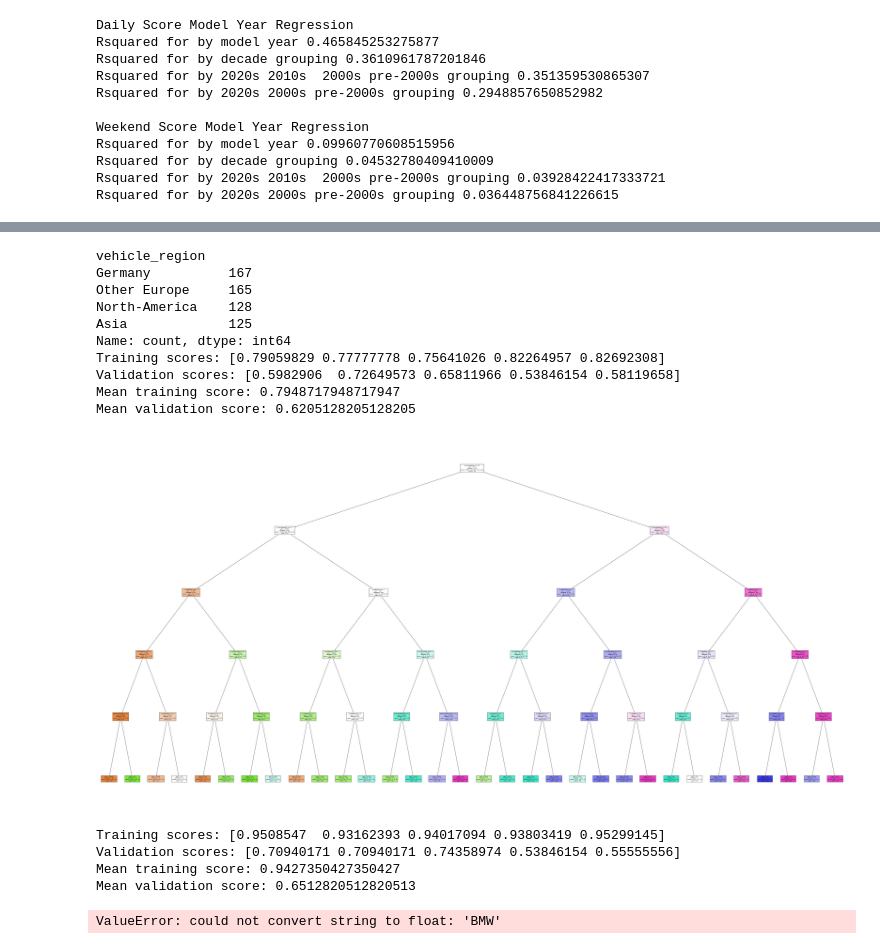
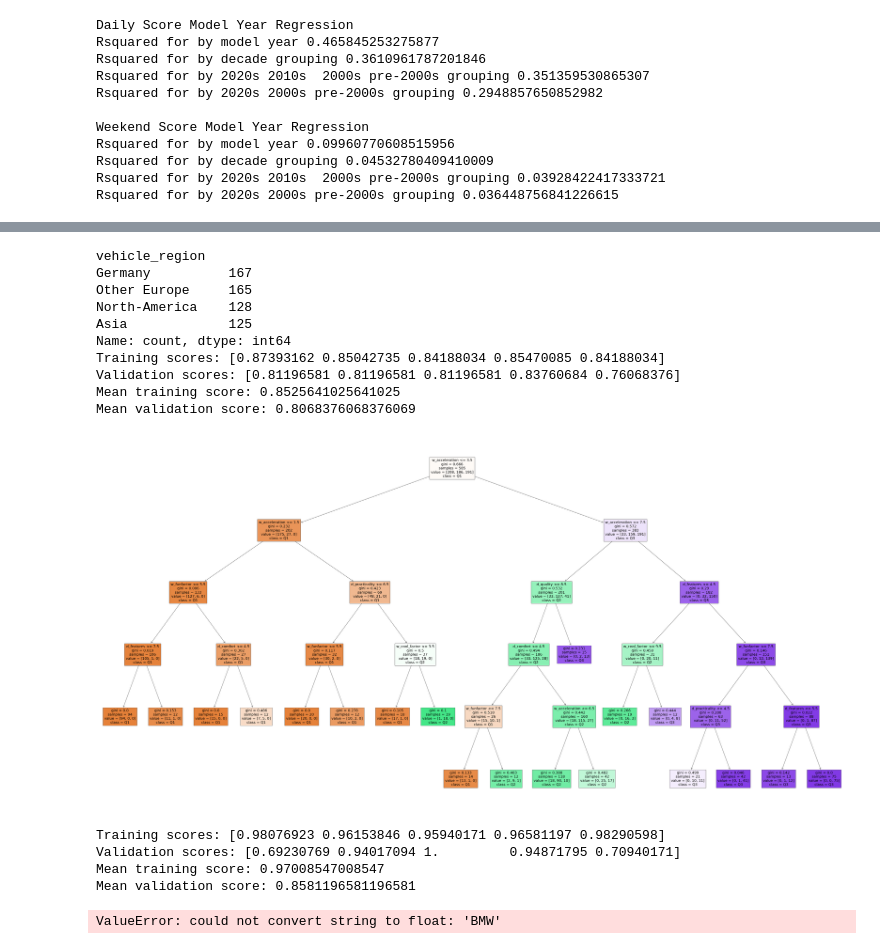
Before and after one commit to zcstarr/dougscore, a Jupyter notebook: dougs.ipynb, the cells around one changed output, grey strips where cells are left out. Saved outputs shown, nothing was run; the diff lists cells and outputs as text; code cells hidden in the pictures.

```diff
--- a/dougs.ipynb
+++ b/dougs.ipynb
@@ -50,6 +50,14 @@ df['model_year_4'] = df['model_year'].apply(bin_4)
 df['model_year_3'] = df['model_year'].apply(bin_3)
 df['model_year_2'] = df['model_year'].apply(bin_2)
 
+# Here we handle missing data for video link by setting the video length to the median as it will probably be the least biased
+missing_video_value = df['video_link'].apply(lambda x:  int(x.split(":")[0]) if x and not pd.isna(x) else 0).median()
+print(missing_video_value)
+# parse time here is in minutes so we can maybe get a better signal to make decisions on
+df['video_link_m'] = df['video_link'].apply(lambda x:   int(x.split(":")[0]) if x and not pd.isna(x) else missing_video_value)
+# parse time from "mm:ss" to 10minute buckets this will help us group the data more separably
+# df['video_link_10']= df['video_link'].apply(lambda x: 10 * int(x.split(":")[0]/10))
+
 # here we do a light mapping to split the category of vehicle country into specific world regions
 COUNTRY_MAP= {
     'Germany': 'Germany',
@@ -300,6 +308,8 @@ ValueError: Found input variables with inconsistent numbers of samples: [452, 31
 from sklearn.tree import DecisionTreeClassifier,plot_tree
 from sklearn.preprocessing import OneHotEncoder
 from sklearn.model_selection import cross_validate
+from sklearn.model_selection import StratifiedKFold
+
 # here we're taking a look at the splitting up the doug score into categories binning it into quintiles
 # this will allow us to see the distribution of the doug score to predict the quintile bottom 20%, to top 20% of cars
 # we can also extend this to decile
@@ -312,7 +322,8 @@ df[['brand','film_region','film_country','vehicle_country']]
 # df['vehicle_country'].value_counts()
 # df['doug_quantile']=df[['dougscore']].quantile([0.2,0.4,0.6,0.8,1.0])
 # here we translate into quintiles
-df['doug_quantile'] = pd.qcut(df['dougscore'], q=5, labels=False)
+df['doug_quantile'] = pd.qcut(df['dougscore'], q=3, labels=False)
+
 
 
 
@@ -354,44 +365,45 @@ y = df['doug_quantile']
 
 
 # Create a decision tree classifier and fit it to the data
-clf = DecisionTreeClassifier(max_depth=5,criterion='gini', random_state=42)  # Limiting depth for visualization purposes
+clf = DecisionTreeClassifier(max_depth=5,criterion='gini', random_state=42, min_samples_split=10, min_samples_leaf=10)  # Limiting depth for visualization purposes
 # Perform 5-fold cross-validation on the decision tree classifier
-cv_results = cross_validate(clf, X, y, cv=5, return_train_score=True)
+stratified_kfold = StratifiedKFold(n_splits=5, shuffle=True, random_state=42)
+cv_results = cross_validate(clf, X, y, cv=stratified_kfold, return_train_score=True)
 # Print the cross-validation results
 print('Training scores:', cv_results['train_score'])
 print('Validation scores:', cv_results['test_score'])
 print('Mean training score:', cv_results['train_score'].mean())
 print('Mean validation score:', cv_results['test_score'].mean())
 
 clf.fit(X, y)
 
 
 # Map the one-hot encoded columns back to the original categorical values
 X_decoded = encoder.inverse_transform(X_encoded)
 X_decoded_df = pd.DataFrame(X_decoded, columns=cat_features)
 
 # Visualize the decision tree
 plt.figure(figsize=(80,40))
 plot_tree(clf, feature_names=list(X.columns), class_names=['Q1', 'Q2', 'Q3', 'Q4', 'Q5'], filled=True)
 #plt.show()
 
 # I tried removing category data and only gained marginal improvement in the model
 
 # Extract the decision paths for each target class
 path_indicator = clf.decision_path(X)
 path_indicator_csr = path_indicator.tocsr()
 paths = []
 for i in range(clf.n_classes_):
     paths.append(path_indicator_csr[:, clf.tree_.children_left[0]:clf.tree_.children_right[0]].toarray())
 # %% [output]
 vehicle_region
 Germany          167
 Other Europe     165
 North-America    128
 Asia             125
 Name: count, dtype: int64
-Training scores: [0.79059829 0.77777778 0.75641026 0.82264957 0.82692308]
-Validation scores: [0.5982906  0.72649573 0.65811966 0.53846154 0.58119658]
-Mean training score: 0.7948717948717947
-Mean validation score: 0.6205128205128205
+Training scores: [0.87393162 0.85042735 0.84188034 0.85470085 0.84188034]
+Validation scores: [0.81196581 0.81196581 0.81196581 0.83760684 0.76068376]
+Mean training score: 0.8525641025641025
+Mean validation score: 0.8068376068376069
-[figure, old version]
+[figure, new version]
@@ -398,4 +458,5 @@ Mean validation score: 0.6205128205128205
 # %%
+
 from sklearn.ensemble import RandomForestClassifier
 # here we amplify our data by creating a random forest approach as a classifier to understand it better
 # the earlier tree maxed out at 7 levels of depth and was only able to validate at about 0.64 which is not great
@@ -404,6 +465,7 @@ from sklearn.ensemble import RandomForestClassifier
 
 
 ## Ranodm Forest
+"""
 # Create a random forest classifier and fit it to the data
 clf = RandomForestClassifier(n_estimators=100, max_depth=7, random_state=42)
 # Perform 5-fold cross-validation
@@ -413,11 +475,26 @@ print('Training scores:', cv_results['train_score'])
 print('Validation scores:', cv_results['test_score'])
 print('Mean training score:', cv_results['train_score'].mean())
 print('Mean validation score:', cv_results['test_score'].mean())
+"""
+# Example usage
+daily = ['d_comfort', 'd_practicality', 'd_value', 'd_features', 'd_quality']
+weekend = ['w_acceleration', 'handling', 'w_funfactor', 'w_styling', 'w_cool_factor']
+meta = ['model_year', 'vehicle_region'] #['brand', 'film_region', 'film_country', 'vehicle_region']
+
+# Criteria example: Only consider rows where 'd_comfort' is greater than 5
+criteria_func = lambda df: df['d_comfort'] > 0
+
+# Call the function
+forest = train_random_forest(df, daily_columns=daily, weekend_columns=weekend, meta_columns=meta, criteria=criteria_func, tree_depth=5,quantile=2, n_trees=100)
+
+#plt.figure(figsize=(80,40))
+#plot_tree(forest, feature_names=list(X.columns), class_names=['Q1', 'Q2', 'Q3', 'Q4', 'Q5'], filled=True)
+#plt.show()
 # %% [output]
-Training scores: [0.9508547  0.93162393 0.94017094 0.93803419 0.95299145]
-Validation scores: [0.70940171 0.70940171 0.74358974 0.53846154 0.55555556]
-Mean training score: 0.9427350427350427
-Mean validation score: 0.6512820512820513
+Training scores: [0.98076923 0.96153846 0.95940171 0.96581197 0.98290598]
+Validation scores: [0.69230769 0.94017094 1.         0.94871795 0.70940171]
+Mean training score: 0.97008547008547
+Mean validation score: 0.8581196581196581
 # %%
 from sklearn.model_selection import train_test_split
 from sklearn.metrics import mean_squared_error
```
Also changed, not shown: parts of 5 cells of this notebook.
